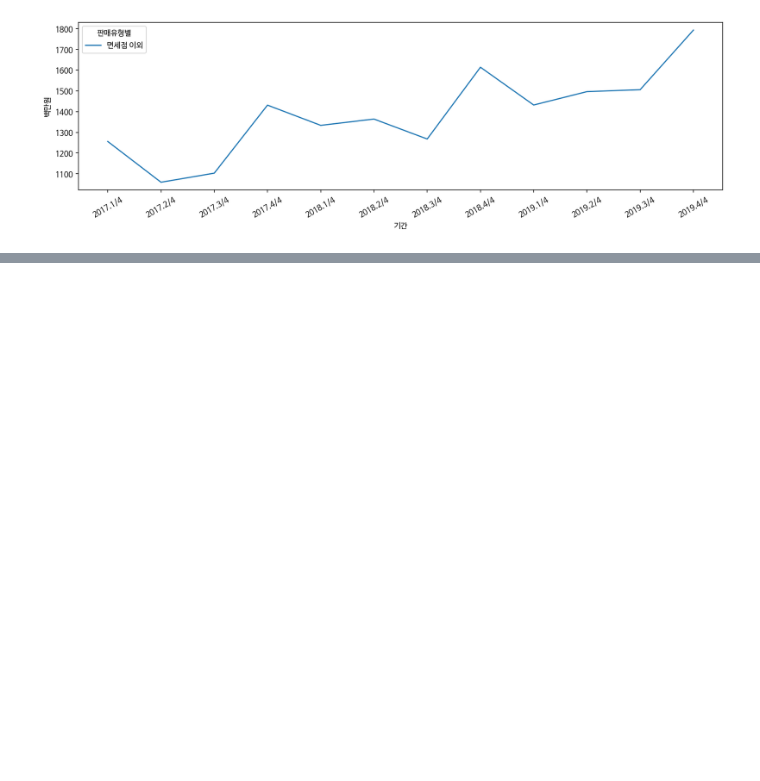
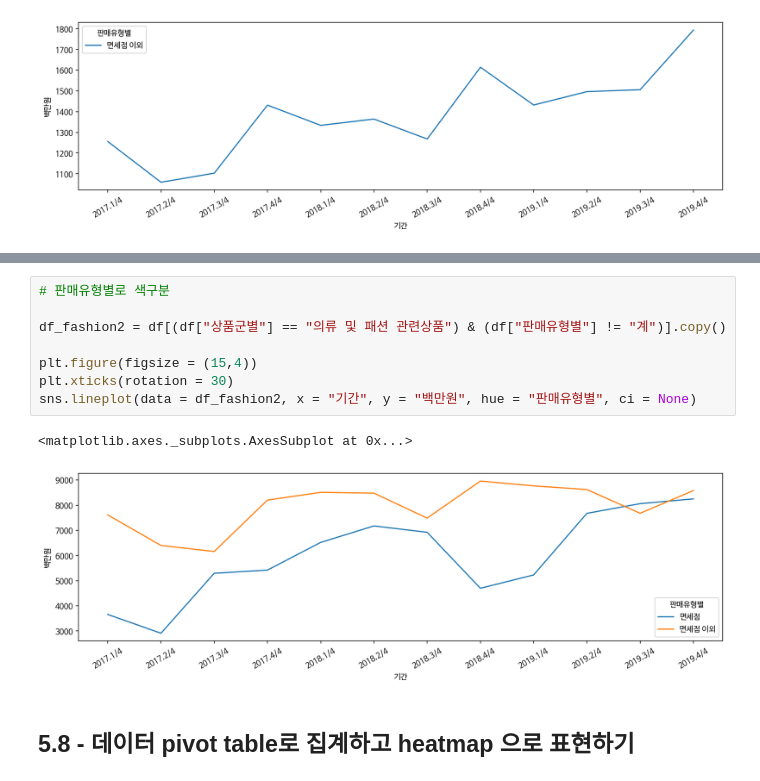
Before and after one commit to cown0211/boostcourse, a Jupyter notebook: DataScienceWithPython/5_K_beauty_온라인_판매분석.ipynb, the cells around one changed output, grey strips where cells are left out. Saved outputs shown, nothing was run; the diff lists cells and outputs as text; blank space fills up the shorter version.

```diff
--- a/DataScienceWithPython/5_K_beauty_온라인_판매분석.ipynb
+++ b/DataScienceWithPython/5_K_beauty_온라인_판매분석.ipynb
@@ -471,0 +529,13 @@ sns.lineplot(data = df_sub, x = "기간", y = "백만원", hue = "판매유형
+# %%
+# 판매유형별로 색구분
+
+df_fashion2 = df[(df["상품군별"] == "의류 및 패션 관련상품") & (df["판매유형별"] != "계")].copy()
+
+plt.figure(figsize = (15,4))
+plt.xticks(rotation = 30)
+sns.lineplot(data = df_fashion2, x = "기간", y = "백만원", hue = "판매유형별", ci = None)
+# %% [output]
+<matplotlib.axes._subplots.AxesSubplot at 0x...>
+[figure, added]
+# %% [markdown]
+## 5.8 - 데이터 pivot table로 집계하고 heatmap 으로 표현하기
```
Also changed, not shown: parts of 16 cells of this notebook.
